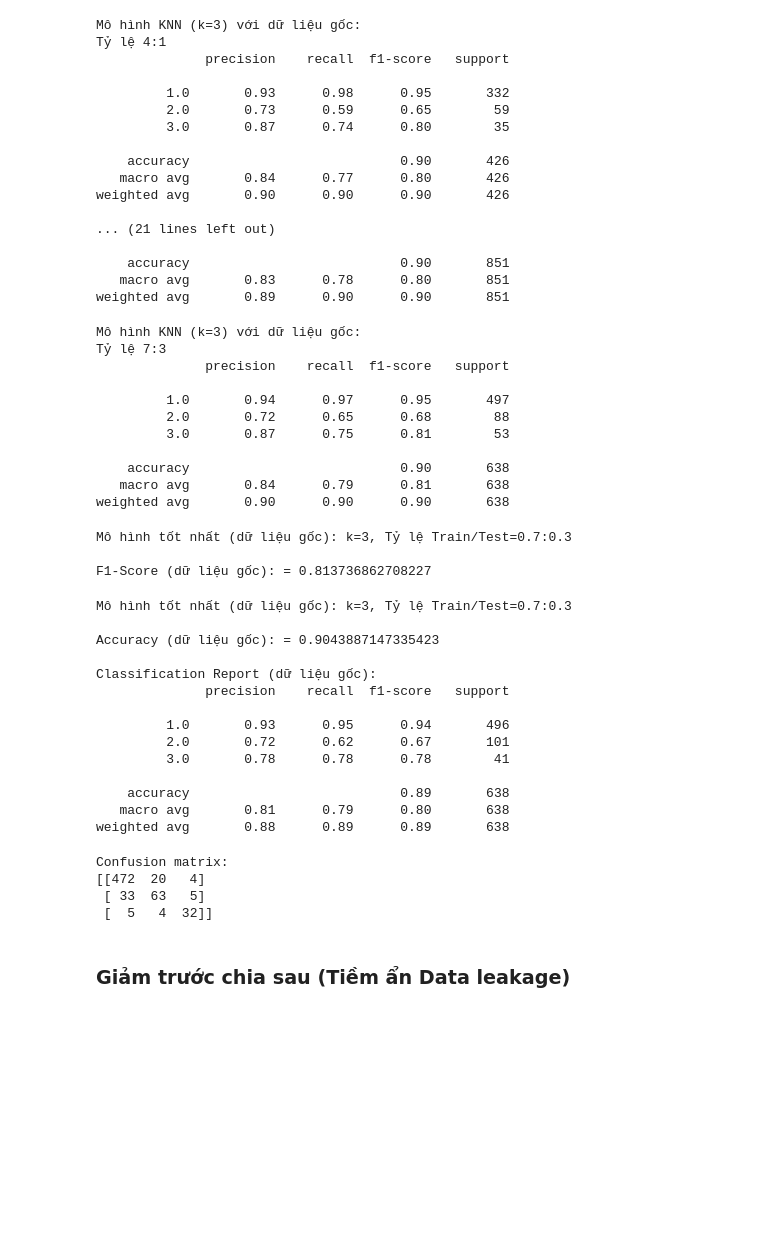
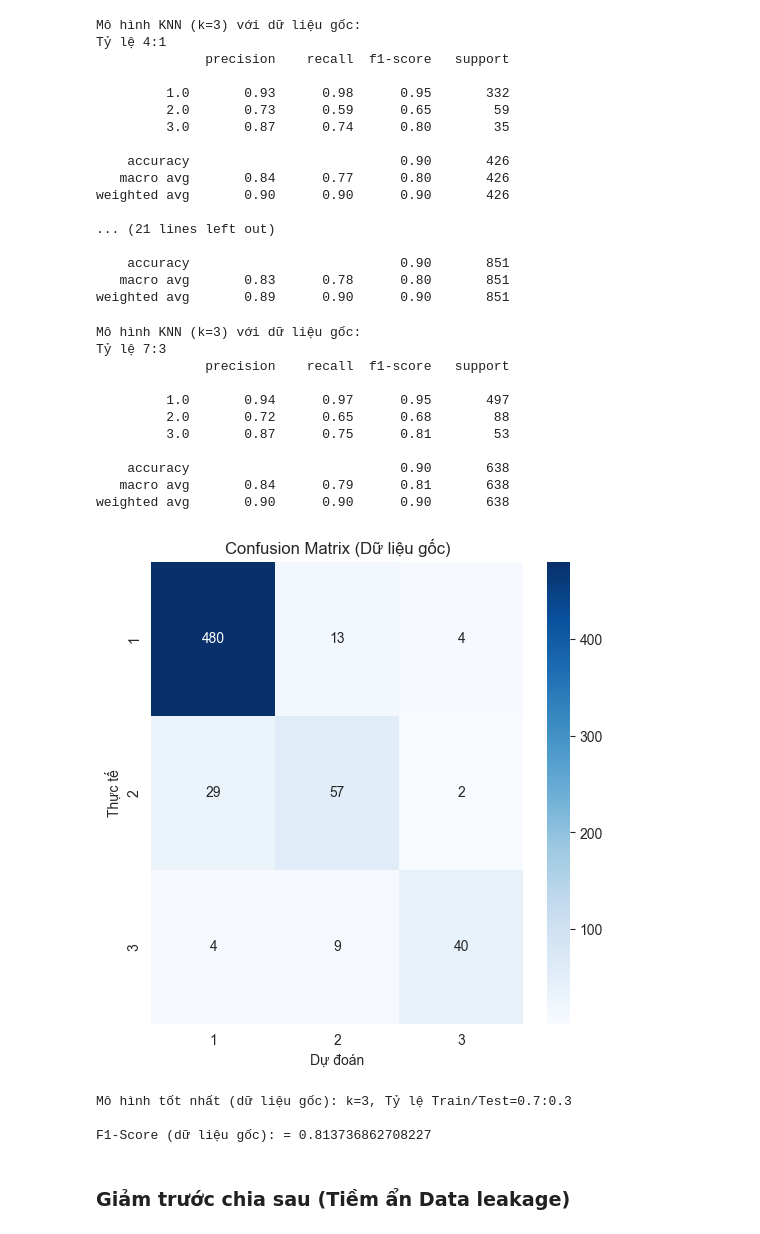
Before and after one commit to VuVanTien03/machine-learning, a Jupyter notebook: notebook/model/classification/knn.ipynb, the cells around one changed output. Drawn from its saved outputs; the diff is of its cells as text; code cells hidden in the pictures; blank space fills up the shorter version.

```diff
--- a/notebook/model/classification/knn.ipynb
+++ b/notebook/model/classification/knn.ipynb
@@ -137,37 +137,53 @@ weighted avg       0.90      0.90      0.90       426
    macro avg       0.83      0.78      0.80       851
 weighted avg       0.89      0.90      0.90       851
 # %%
-#k=3
+from sklearn.model_selection import train_test_split
+from sklearn.metrics import classification_report, confusion_matrix
+import seaborn as sns
+import matplotlib.pyplot as plt
+
+# k=3
 ratios = {
     0.3: "7:3",
 }
-
 
 test_sizes = [0.3]
 
 for test_size in test_sizes:
     X_train, X_test, y_train, y_test = train_test_split(
         X, y, test_size=test_size, stratify=y, random_state=42
     )
 
     y_pred = knn(X_train, y_train, X_test, 3)
 
     print("Mô hình KNN (k=3) với dữ liệu gốc:")
     print(f"Tỷ lệ {ratios[test_size]}")
     cr = classification_report(y_test, y_pred, zero_division=0)
     print(f"{cr}\n")
+
+    # Tạo và vẽ confusion matrix với nhãn 1, 2, 3
+    labels = [1, 2, 3]
+    cm = confusion_matrix(y_test, y_pred, labels=labels)
+
+    plt.figure(figsize=(6, 6))
+    sns.heatmap(cm, annot=True, fmt='d', cmap='Blues', xticklabels=labels, yticklabels=labels)
+    plt.xlabel("Dự đoán")
+    plt.ylabel("Thực tế")
+    plt.title(f"Confusion Matrix (Dữ liệu gốc)")
+    plt.show()
 # %% [output]
 Mô hình KNN (k=3) với dữ liệu gốc:
 Tỷ lệ 7:3
               precision    recall  f1-score   support
 
          1.0       0.94      0.97      0.95       497
          2.0       0.72      0.65      0.68        88
          3.0       0.87      0.75      0.81        53
 
     accuracy                           0.90       638
    macro avg       0.84      0.79      0.81       638
 weighted avg       0.90      0.90      0.90       638
+[figure, added]
 # %%
 # Tìm ra mô hình tốt nhất (có độ chính xác cao nhất)
 best_model = results_df.loc[results_df['F1-Score'].idxmax()]
@@ -181,50 +197,6 @@ print(f"\nF1-Score (dữ liệu gốc): = {best_model['F1-Score']}")
 Mô hình tốt nhất (dữ liệu gốc): k=3, Tỷ lệ Train/Test=0.7:0.3
 
 F1-Score (dữ liệu gốc): = 0.813736862708227
-# %%
-# Tìm ra mô hình tốt nhất (có độ chính xác cao nhất)
-best_model = results_df.loc[results_df['Accuracy'].idxmax()]
-
-# Thông tin mô hình tốt nhất
-best_k = best_model['k']
-best_test_size = best_model['Tỷ lệ Train/Test']
-print(f'Mô hình tốt nhất (dữ liệu gốc): k={best_k}, Tỷ lệ Train/Test={best_test_size}')
-print(f"\nAccuracy (dữ liệu gốc): = {best_model['Accuracy']}")
-
-# Tìm lại dữ liệu tập huấn luyện và kiểm tra cho mô hình tốt nhất
-test_size_dict = {'0.6:0.4': 0.4, '0.7:0.3': 0.3, '0.8:0.2': 0.2}
-test_size = test_size_dict[best_test_size]
-
-X_train_best, X_test_best, y_train_best, y_test_best = train_test_split(X, y, test_size=test_size, random_state=42)
-
-# Huấn luyện và dự đoán với k tốt nhất
-y_pred_best = knn(X_train_best, y_train_best, X_test_best, best_k)
-
-print("\nClassification Report (dữ liệu gốc):")
-print(classification_report(y_test_best, y_pred_best))
-# %% [output]
-Mô hình tốt nhất (dữ liệu gốc): k=3, Tỷ lệ Train/Test=0.7:0.3
-
-Accuracy (dữ liệu gốc): = 0.9043887147335423
-
-Classification Report (dữ liệu gốc):
-              precision    recall  f1-score   support
-
-         1.0       0.93      0.95      0.94       496
-         2.0       0.72      0.62      0.67       101
-         3.0       0.78      0.78      0.78        41
-
-    accuracy                           0.89       638
-   macro avg       0.81      0.79      0.80       638
-weighted avg       0.88      0.89      0.89       638
-# %%
-print("Confusion matrix:")
-print(confusion_matrix(y_test_best, y_pred_best))
-# %% [output]
-Confusion matrix:
-[[472  20   4]
- [ 33  63   5]
- [  5   4  32]]
 # %% [markdown]
 ### **Giảm trước chia sau** (Tiềm ẩn Data leakage)
 # %%
```
Also changed, not shown: parts of 1 cell of this notebook.
